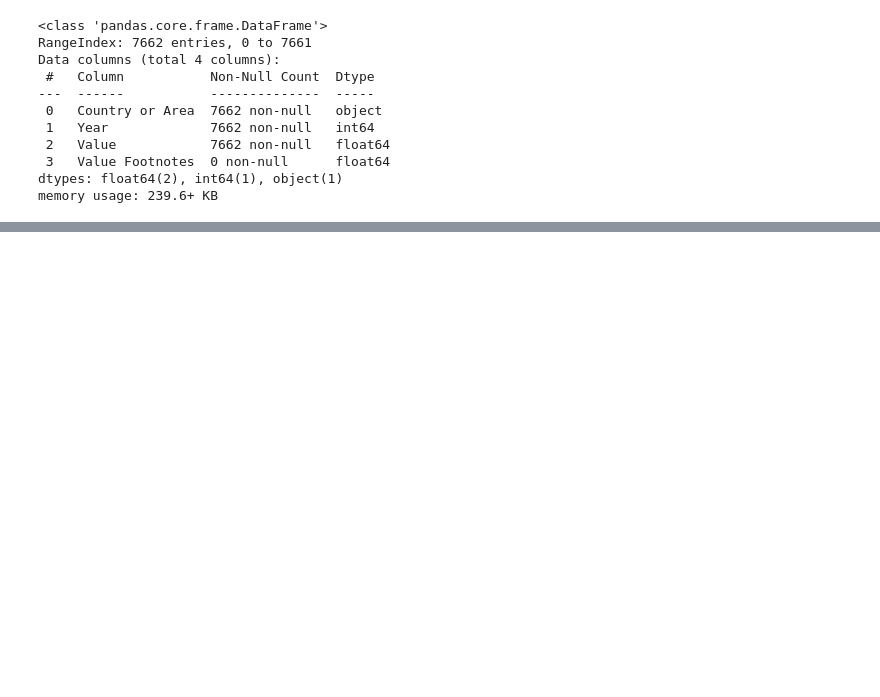
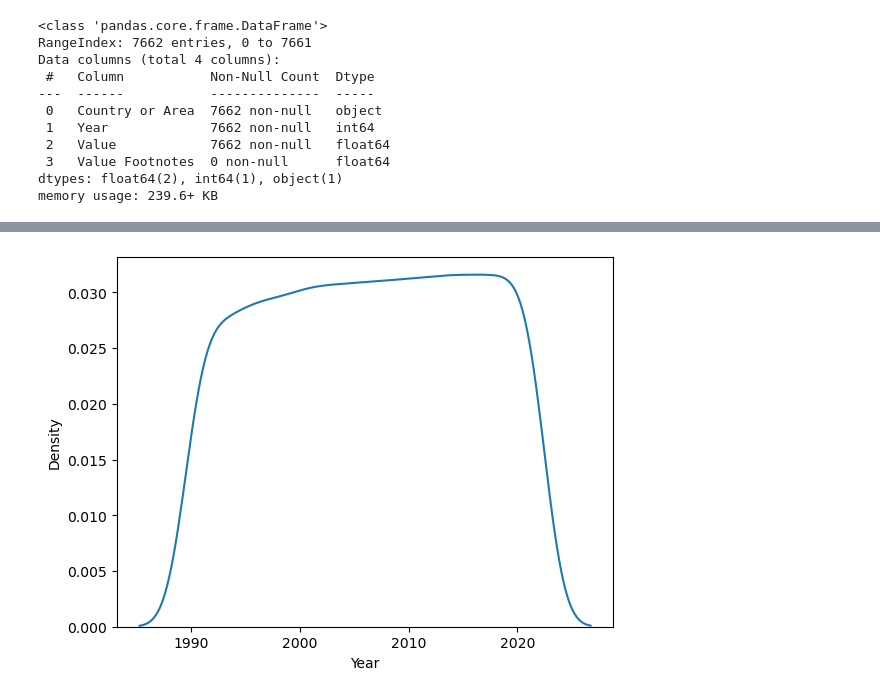
Before and after one commit to NSS-Data-Analytics-Cohort-12/un-python-Jtoppins24, a Jupyter notebook: notebooks/un_python.ipynb, the cells around one changed output, grey strips where cells are left out. Saved outputs shown, nothing was run; the diff lists cells and outputs as text; code cells hidden in the pictures; blank space fills up the shorter version.

```diff
--- a/notebooks/un_python.ipynb
+++ b/notebooks/un_python.ipynb
@@ -120,0 +149,5 @@ Count the countries that have full rows.... but not sure how many unique years t
+# %%
+sns.kdeplot(gdp_df['Year'])
+plt.show()
+# %% [output]
+[figure, added]
```
Also changed, not shown: parts of 45 cells of this notebook.
